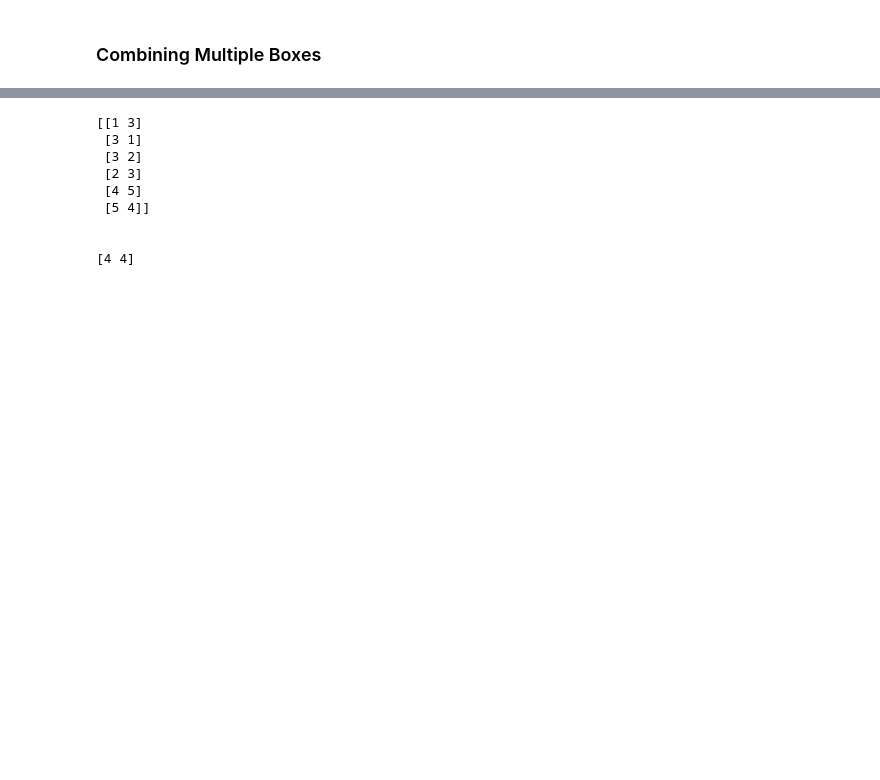
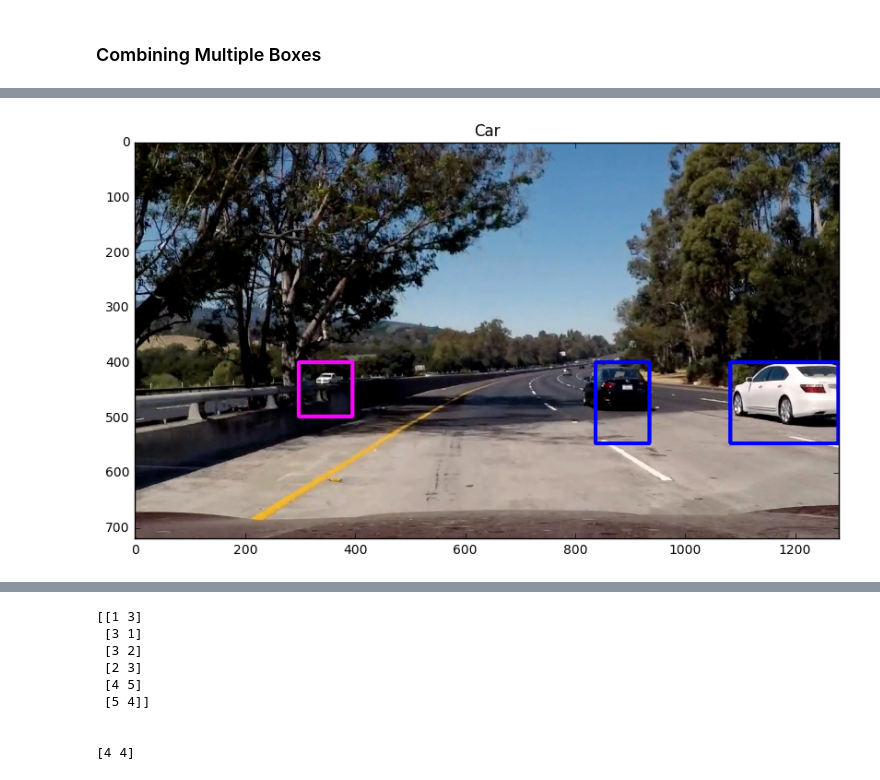
Before and after one commit to WuStangDan/Project-05-Vehicle-Detection-and-Tracking, a Jupyter notebook: proj5-DAS.ipynb, the cells around one changed output, grey strips where cells are left out. Drawn from its saved outputs; the diff is of its cells as text; code cells hidden in the pictures; blank space fills up the shorter version.

```diff
--- a/proj5-DAS.ipynb
+++ b/proj5-DAS.ipynb
@@ -436,25 +440,33 @@ plt.show()
 # %% [markdown]
 ### Combining Multiple Boxes
 # %%
-def combine_pred(pred_windows):
+def draw_pred_boxes(img, box, color=(0, 0, 255), thick=6):
+    imcopy = np.copy(img)
+    cv2.rectangle(imcopy, (box[0], box[1]), (box[2], box[3]), color, thick)
+    return imcopy
+
+def combine_pred(img, pred_windows):
     # Find overlaping or touching windows and group them.
 
-    # Return what was input if there are 0 or 1 prediction windows.
-    if len(pred_windows) < 2:
-        return pred_windows
+    # If no prediction windows return original image.
+    if pred_windows == None:
+        return img
+
+    # If only one prediction window return image with one low confidence box.
+    if pred_windows.size == 4:
+        img = draw_pred_boxes(img, pred_windows, (255,0,255))
+        return img
 
     prednum = np.zeros( (len(pred_windows),len(pred_windows)) )
 
     # Calculate centroids of each window.
     cent = []
     for window in pred_windows:
-        xcent = np.int((window[0] + window [2])/2)
+        xcent = np.int((window[0] + window[2])/2)
         ycent = np.int((window[1] + window[3])/2)
 
         cent.append((xcent, ycent))
 
-    print(cent)
-    print(len(cent))
     # Classify windows as a group if distance to another centroid is within set number
     # of pixels in x or y direction.
     for i in range(len(cent)):
@@ -480,25 +492,64 @@ def combine_pred(pred_windows):
                     if len(temppred[temppred > 0]) > 0:
                         group = temppred[temppred > 0][0]
 
-                    # Assign the
+                    # Assign the group number to that location.
+                    # i represents the window being compared and j represents
+                    # the window that is found to match.
                     prednum[i,j] = group
 
 
-
+    # Represent grouping of windows in 1D array.
     predgroup = np.zeros(len(cent))
     for i in range(len(cent)):
         predgroup[i] = max(prednum[i,:])
 
-    return predgroup
+    print('predgroup:',predgroup)
+
+
+    # Draw orange boxes around all low confidence (single window prediction) detections.
+    singleloc = np.where(predgroup == 0)
+    print('singleloc len',len(singleloc[0]), 'values', singleloc[0])
+    if len(singleloc[0]) > 0:
+        for i in range(len(singleloc[0])):
+            img = draw_pred_boxes(img, pred_windows[singleloc[0][i]], (255,0,255))
+
+    # Set group window to largest rectangle containing all the windows that group.
+    for i in range(1, len(cent)+1):
+        grouploc = np.where(predgroup == i)
+        grouplen = len(grouploc[0])
+        print(i, 'returns', grouplen,'matches.')
+        print(grouploc[0])
+        print('\n')
+        if grouplen > 1:
+            groupwind = np.array([img.shape[1], img.shape[0], 0, 0])
+            for j in range(grouplen):
+                windloc = grouploc[0][j]
+                # Replace group window location with windows to create largest
+                # encasing rectangle.
+                if pred_windows[windloc][0] < groupwind[0]:
+                    groupwind[0] = pred_windows[windloc][0]
+                if pred_windows[windloc][1] < groupwind[1]:
+                    groupwind[1] = pred_windows[windloc][1]
+                if pred_windows[windloc][2] > groupwind[2]:
+                    groupwind[2] = pred_windows[windloc][2]
+                if pred_windows[windloc][3] > groupwind[3]:
+                    groupwind[3] = pred_windows[windloc][3]
+                print('groupwind',groupwind, 'for loc',windloc)
+
+            # Draw box containing all prediction windows.
+            img = draw_pred_boxes(img, groupwind)
+
+    #return predgroup
+    return img
 
 print(b)
-# c = np.copy(b)
-# c[0] = b[3]
-# c[3] = b[0]
 
-# print('\n')
-# print([1, 0, 1, 1,0])
-# print(c)
-print(combine_pred(b))
+imgpred = combine_pred(img,b)
+
+fig = plt.figure(figsize=(10,5))
+plt.imshow(imgpred)
+plt.title('Car')
+plt.tight_layout()
+plt.show()
 # %% [output]
 [[ 836  400  934  498]
@@ -511,0 +572 @@ print(combine_pred(b))
+[figure, added]
```
Also changed, not shown: parts of 8 cells of this notebook.
